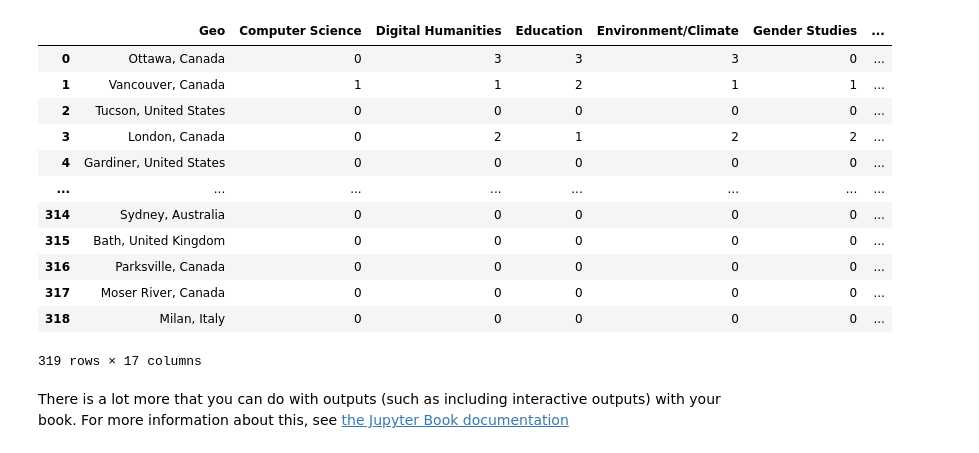
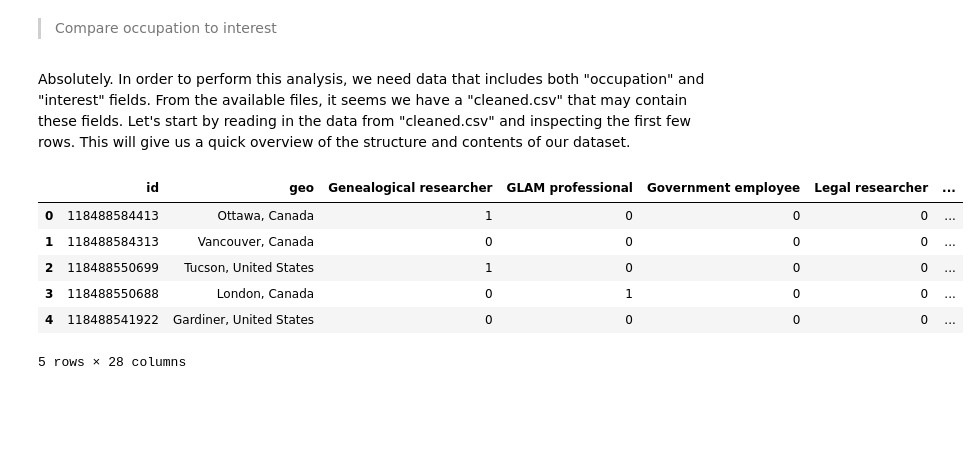
Before and after one commit to crkn-rcdr/user-survey-analysis, a Jupyter notebook: _build/jupyter_execute/notebooks.ipynb, the cells around one changed output. Cells and saved outputs as stored; diff of their text form; code cells hidden in the pictures; blank space fills up the shorter version.

Commit message:
Update clean script

```diff
--- a/_build/jupyter_execute/notebooks.ipynb
+++ b/_build/jupyter_execute/notebooks.ipynb
@@ -19,21 +1,21 @@ df
-# %%
-import pandas as pd
-df = pd.read_csv('geo_q2.csv')
-df
-# %% [output]
-|  | Geo | Computer Science | Digital Humanities | Education | Environment/Climate | Gender Studies | ... |
-| 0 | Ottawa, Canada | 0 | 3 | 3 | 3 | 0 | ... |
-| 1 | Vancouver, Canada | 1 | 1 | 2 | 1 | 1 | ... |
-| 2 | Tucson, United States | 0 | 0 | 0 | 0 | 0 | ... |
-| 3 | London, Canada | 0 | 2 | 1 | 2 | 2 | ... |
-| 4 | Gardiner, United States | 0 | 0 | 0 | 0 | 0 | ... |
-| ... | ... | ... | ... | ... | ... | ... | ... |
-| 314 | Sydney, Australia | 0 | 0 | 0 | 0 | 0 | ... |
-| 315 | Bath, United Kingdom | 0 | 0 | 0 | 0 | 0 | ... |
-| 316 | Parksville, Canada | 0 | 0 | 0 | 0 | 0 | ... |
-| 317 | Moser River, Canada | 0 | 0 | 0 | 0 | 0 | ... |
-| 318 | Milan, Italy | 0 | 0 | 0 | 0 | 0 | ... |
-319 rows × 17 columns
-# %% [markdown]
-There is a lot more that you can do with outputs (such as including interactive outputs)
-with your book. For more information about this, see [the Jupyter Book documentation](https://jupyterbook.org)
+# %% [markdown]
+> Compare occupation to interest
+# %% [markdown]
+Absolutely. In order to perform this analysis, we need data that includes both "occupation" and "interest" fields. From the available files, it seems we have a "cleaned.csv" that may contain these fields. Let's start by reading in the data from "cleaned.csv" and inspecting the first few rows. This will give us a quick overview of the structure and contents of our dataset.
+# %%
+import pandas as pd
+
+# Load the data
+file_path = 'cleaned.csv'
+data = pd.read_csv(file_path)
+
+# Preview the first few rows of the dataset
+data.head()
+# %% [output]
+|  | id | geo | Genealogical researcher | GLAM professional | Government employee | Legal researcher | ... |
+| 0 | 118488584413 | Ottawa, Canada | 1 | 0 | 0 | 0 | ... |
+| 1 | 118488584313 | Vancouver, Canada | 0 | 0 | 0 | 0 | ... |
+| 2 | 118488550699 | Tucson, United States | 1 | 0 | 0 | 0 | ... |
+| 3 | 118488550688 | London, Canada | 0 | 1 | 0 | 0 | ... |
+| 4 | 118488541922 | Gardiner, United States | 0 | 0 | 0 | 0 | ... |
+5 rows × 28 columns
```
Also changed, not shown: parts of 30 cells of this notebook, 16 other files.
